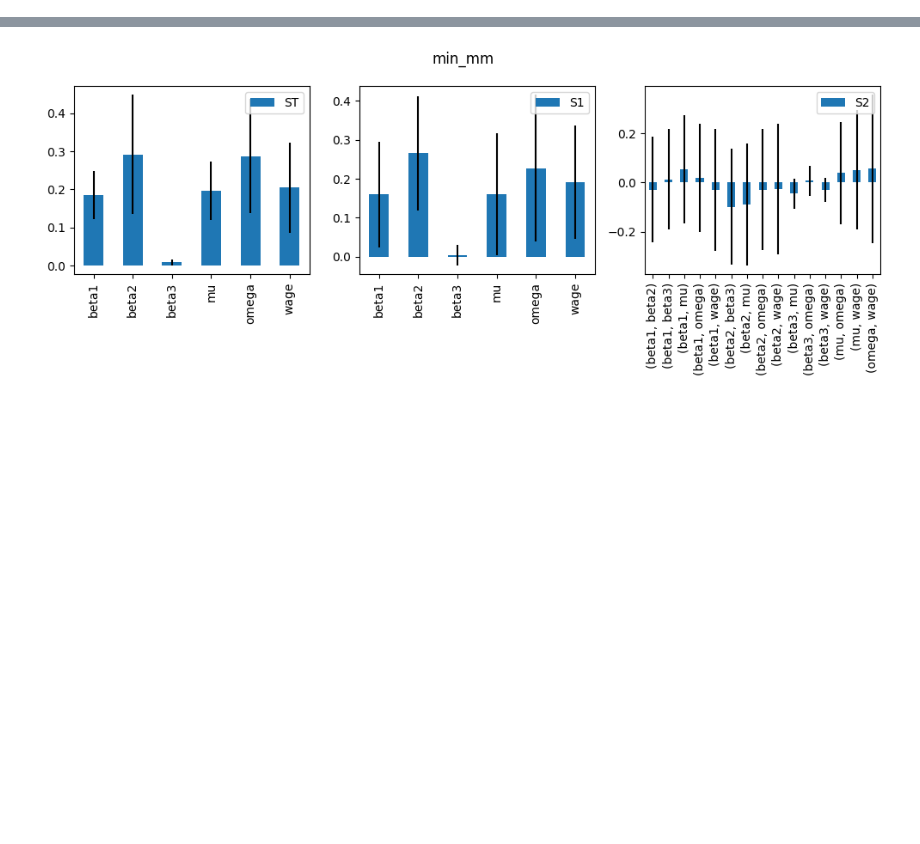
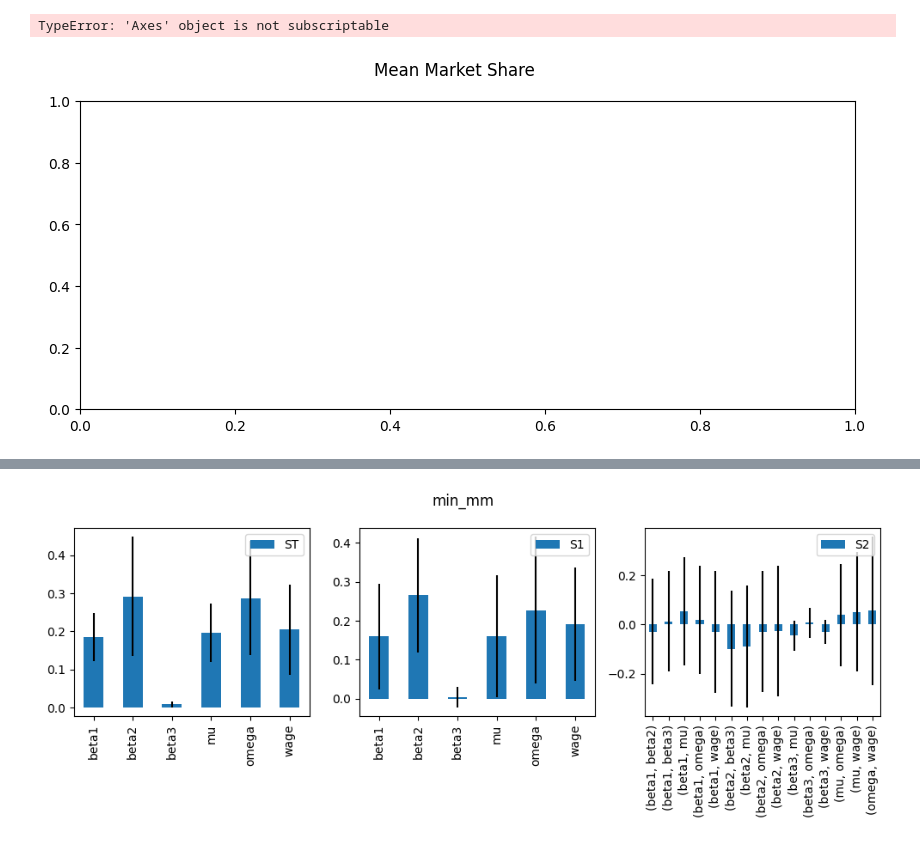
Before and after one commit to anuscabc/markdown_estimation, a Jupyter notebook: sensitivity/sensitivity_indices.ipynb, the cells around one changed output, grey strips where cells are left out. Saved outputs shown, nothing was run; the diff lists cells and outputs as text; code cells hidden in the pictures; blank space fills up the shorter version.

```diff
--- a/sensitivity/sensitivity_indices.ipynb
+++ b/sensitivity/sensitivity_indices.ipynb
@@ -47,3 +62,27 @@ for i, name in zip(range(len(dep_vars)), dep_vars):
+# %%
+from matplotlib.backends.backend_pdf import PdfPages
+
+dep_vars = ['Mean Market Share', 'Mean Price', 'Mean Labor']
+pdf_path = 'plots.pdf'
+
+with PdfPages(pdf_path) as pdf:
+    for i, name in enumerate(dep_vars):
+        Si_sobol = sobol.analyze(problem, Y[:, i], calc_second_order=True, print_to_console=False, seed=1234)
+
+        fig, axes = plt.subplots()
+        fig.set_size_inches(10, 4)
+        fig.suptitle(name)
+
+        Si_sobol.plot(ax=axes)
+        plt.tight_layout()
+
+        pdf.savefig(fig)
+        plt.close(fig)
+
+print(f"Plots saved to '{pdf_path}'")
+# %% [output]
+TypeError: 'Axes' object is not subscriptable
+[figure, added]
 # %%
 dep_vars = ['min_mm', 'max_mm', 'min_p', 'max_p', 'min_l', 'max_l']
 for i, name in zip(range(len(dep_vars)), dep_vars):
```
Also changed, not shown: parts of 3 cells of this notebook, 17 other files.
